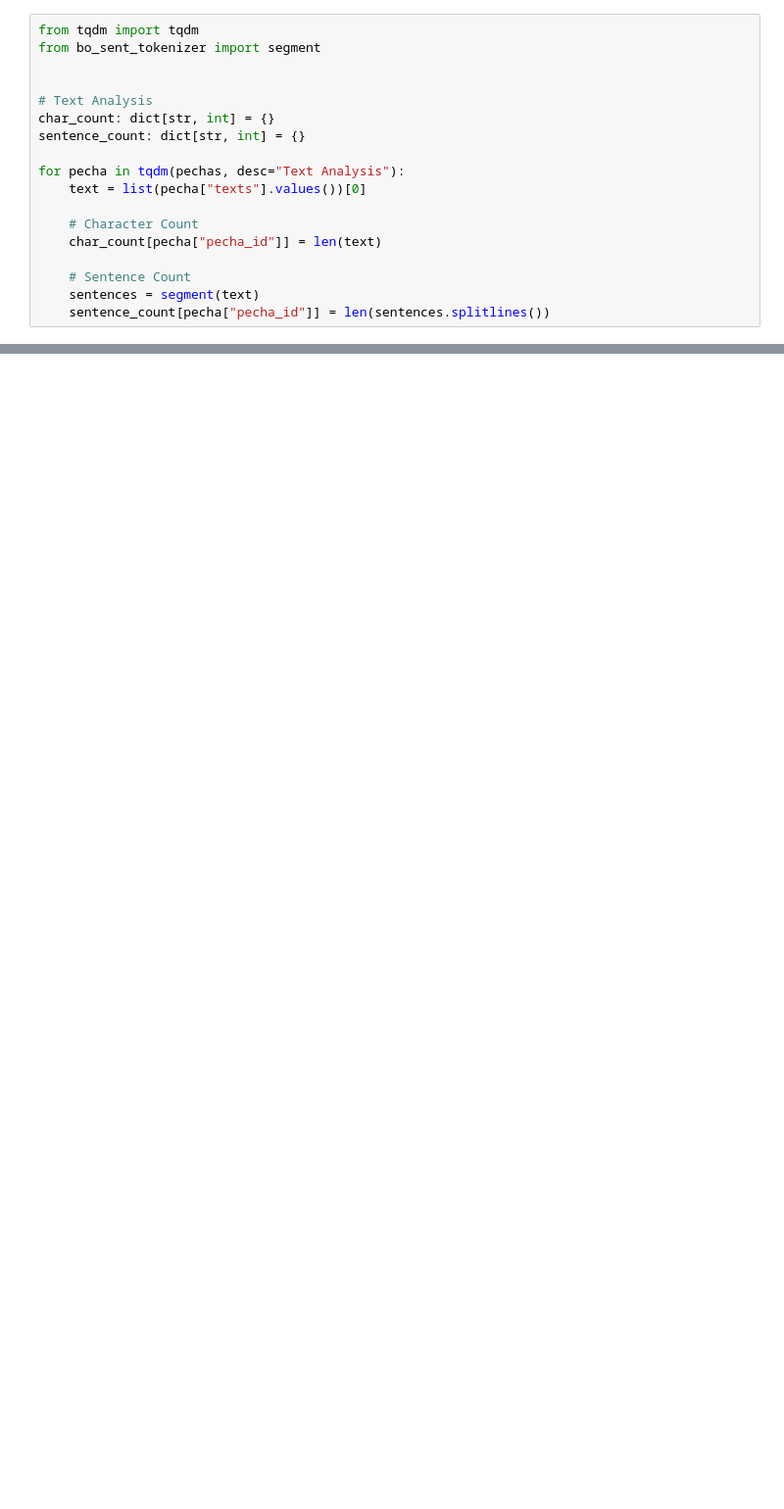
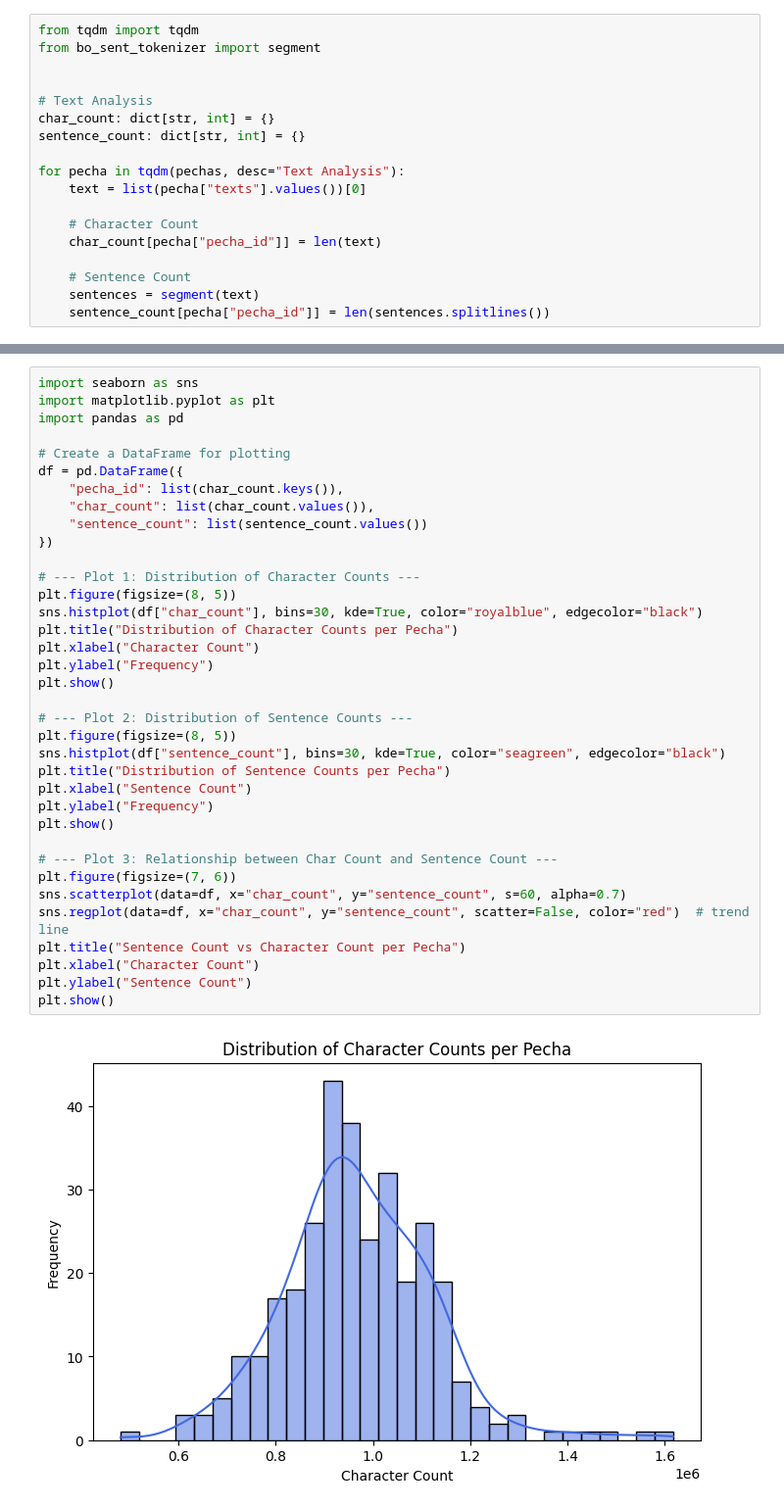
Before and after one commit to OpenPecha/buddhist-consensus, a Jupyter notebook: prepare_data/__init__.ipynb, the cells around one changed output, grey strips where cells are left out. Shown at 98% size. Saved outputs shown, nothing was run; the diff lists cells and outputs as text; blank space fills up the shorter version.

```diff
--- a/prepare_data/__init__.ipynb
+++ b/prepare_data/__init__.ipynb
@@ -97,0 +141,38 @@ plt.show()
+# %%
+import seaborn as sns
+import matplotlib.pyplot as plt
+import pandas as pd
+
+# Create a DataFrame for plotting
+df = pd.DataFrame({
+    "pecha_id": list(char_count.keys()),
+    "char_count": list(char_count.values()),
+    "sentence_count": list(sentence_count.values())
+})
+
+# --- Plot 1: Distribution of Character Counts ---
+plt.figure(figsize=(8, 5))
+sns.histplot(df["char_count"], bins=30, kde=True, color="royalblue", edgecolor="black")
+plt.title("Distribution of Character Counts per Pecha")
+plt.xlabel("Character Count")
+plt.ylabel("Frequency")
+plt.show()
+
+# --- Plot 2: Distribution of Sentence Counts ---
+plt.figure(figsize=(8, 5))
+sns.histplot(df["sentence_count"], bins=30, kde=True, color="seagreen", edgecolor="black")
+plt.title("Distribution of Sentence Counts per Pecha")
+plt.xlabel("Sentence Count")
+plt.ylabel("Frequency")
+plt.show()
+
+# --- Plot 3: Relationship between Char Count and Sentence Count ---
+plt.figure(figsize=(7, 6))
+sns.scatterplot(data=df, x="char_count", y="sentence_count", s=60, alpha=0.7)
+sns.regplot(data=df, x="char_count", y="sentence_count", scatter=False, color="red")  # trend line
+plt.title("Sentence Count vs Character Count per Pecha")
+plt.xlabel("Character Count")
+plt.ylabel("Sentence Count")
+plt.show()
+# %% [output]
+[figure, added]
```
Also changed, not shown: parts of 8 cells of this notebook, 1 other file.
